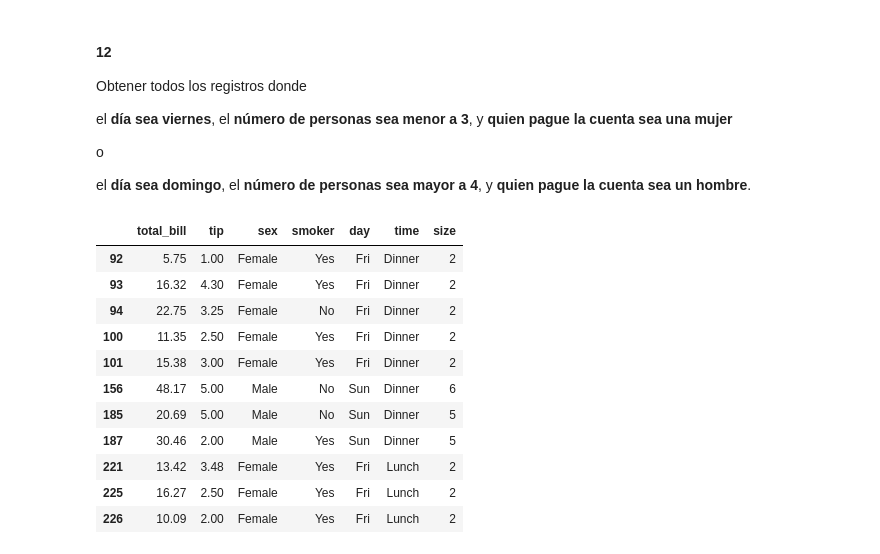
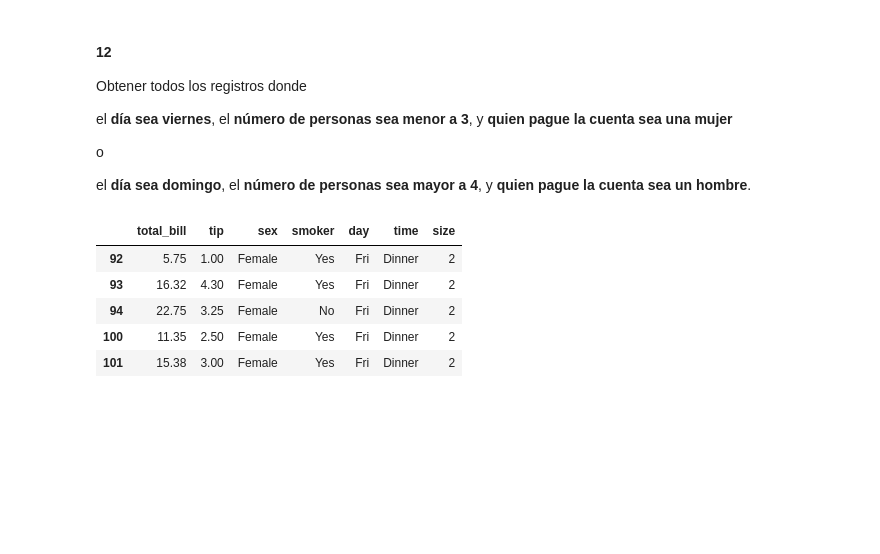
Before and after one commit to luisejdm/Analisis_de_datos_financieros_y_de_diseno_de_indicadores, a Jupyter notebook: Reportes/reporte01/reporte01.ipynb, the cells around one changed output. Drawn from its saved outputs; the diff is of its cells as text; code cells hidden in the pictures; blank space fills up the shorter version.

```diff
--- a/Reportes/reporte01/reporte01.ipynb
+++ b/Reportes/reporte01/reporte01.ipynb
@@ -300,23 +300,16 @@ el **día sea domingo**, el **número de personas sea mayor a 4**, y **quien pag
 # %%
 tips_data[
     (    (tips_data["day"] == "Fri") &
          (tips_data["size"] < 3)     &
          (tips_data["sex"] == "Female" )    ) |
 
     (    (tips_data["day"] == "Sun") &
          (tips_data["size"] > 4)     &
-         (tips_data["sex"] == "Male")    )
-]
+         (tips_data["sex"] == "Male")    ) ].head()
 # %% [output]
 |  | total_bill | tip | sex | smoker | day | time | size |
 | 92 | 5.75 | 1.00 | Female | Yes | Fri | Dinner | 2 |
 | 93 | 16.32 | 4.30 | Female | Yes | Fri | Dinner | 2 |
 | 94 | 22.75 | 3.25 | Female | No | Fri | Dinner | 2 |
 | 100 | 11.35 | 2.50 | Female | Yes | Fri | Dinner | 2 |
 | 101 | 15.38 | 3.00 | Female | Yes | Fri | Dinner | 2 |
-| 156 | 48.17 | 5.00 | Male | No | Sun | Dinner | 6 |
-| 185 | 20.69 | 5.00 | Male | No | Sun | Dinner | 5 |
-| 187 | 30.46 | 2.00 | Male | Yes | Sun | Dinner | 5 |
-| 221 | 13.42 | 3.48 | Female | Yes | Fri | Lunch | 2 |
-| 225 | 16.27 | 2.50 | Female | Yes | Fri | Lunch | 2 |
-| 226 | 10.09 | 2.00 | Female | Yes | Fri | Lunch | 2 |
```
Also changed, not shown: parts of 1 cell of this notebook, 1 other file.
